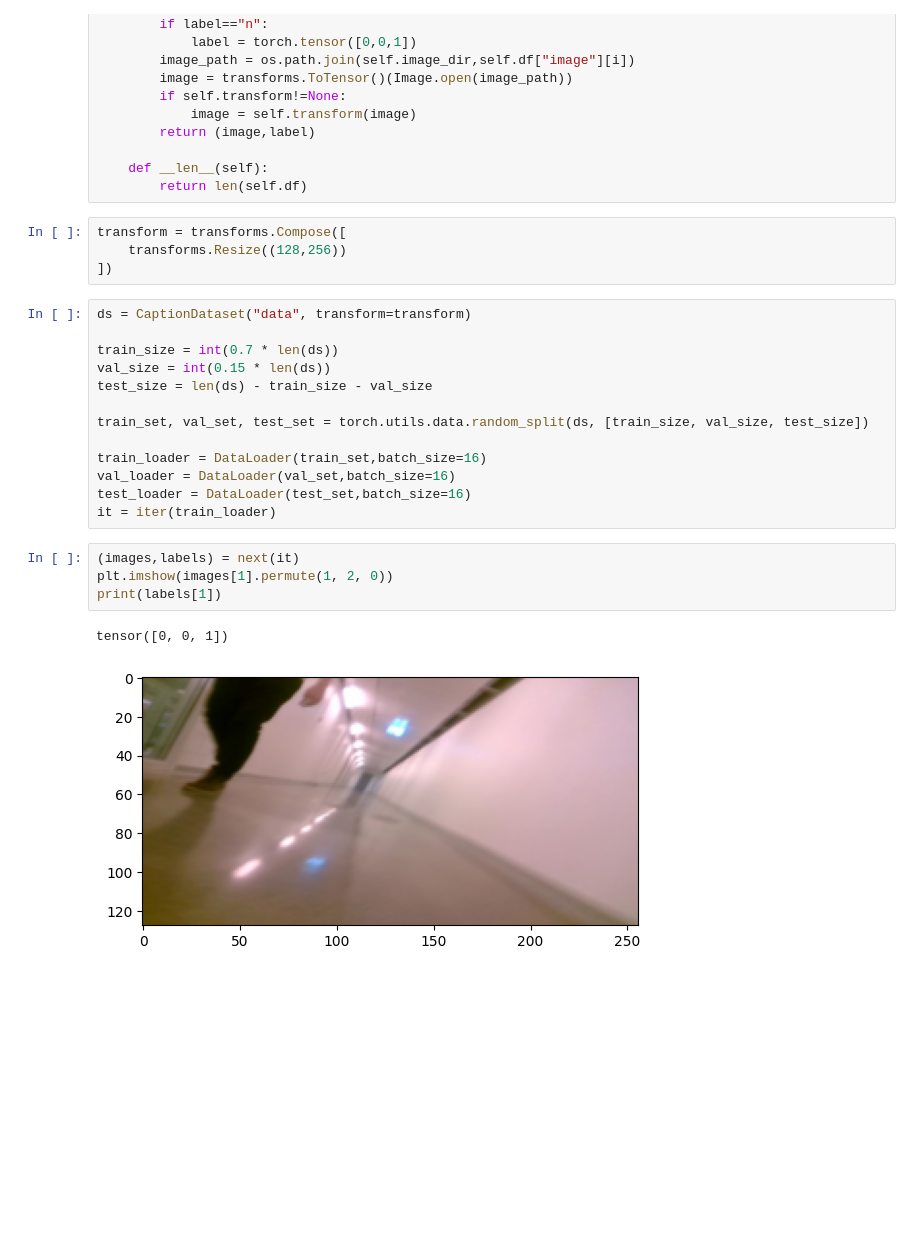
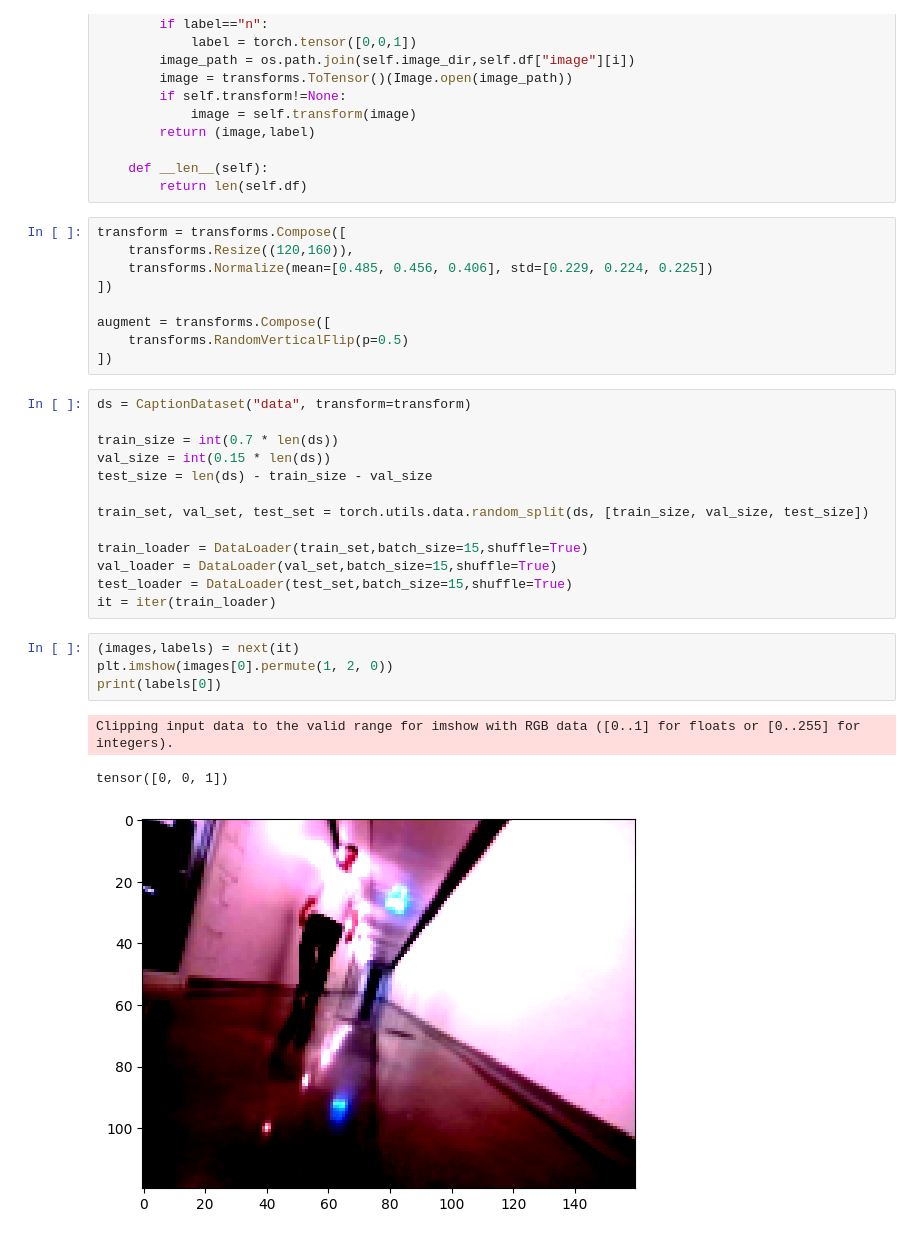
Before and after one commit to mvhhampek/e7012e, a Jupyter notebook: computer_vision/CNN.ipynb, the cells around one changed output. Cells and saved outputs as stored; diff of their text form; blank space fills up the shorter version.

```diff
--- a/computer_vision/CNN.ipynb
+++ b/computer_vision/CNN.ipynb
@@ -114,10 +131,15 @@ class CaptionDataset(torch.utils.data.Dataset):
 
     def __len__(self):
         return len(self.df)
-# %%
-transform = transforms.Compose([
-    transforms.Resize((128,256))
-])
+# %%
+transform = transforms.Compose([
+    transforms.Resize((120,160)),
+    transforms.Normalize(mean=[0.485, 0.456, 0.406], std=[0.229, 0.224, 0.225])
+])
+
+augment = transforms.Compose([
+    transforms.RandomVerticalFlip(p=0.5)
+])
 # %%
 ds = CaptionDataset("data", transform=transform)
 
@@ -127,15 +149,16 @@ test_size = len(ds) - train_size - val_size
 
 train_set, val_set, test_set = torch.utils.data.random_split(ds, [train_size, val_size, test_size])
 
-train_loader = DataLoader(train_set,batch_size=16)
-val_loader = DataLoader(val_set,batch_size=16)
-test_loader = DataLoader(test_set,batch_size=16)
+train_loader = DataLoader(train_set,batch_size=15,shuffle=True)
+val_loader = DataLoader(val_set,batch_size=15,shuffle=True)
+test_loader = DataLoader(test_set,batch_size=15,shuffle=True)
 it = iter(train_loader)
 # %%
 (images,labels) = next(it)
-plt.imshow(images[1].permute(1, 2, 0))
-print(labels[1])
+plt.imshow(images[0].permute(1, 2, 0))
+print(labels[0])
 # %% [output]
-tensor([0, 0, 1])
+Clipping input data to the valid range for imshow with RGB data ([0..1] for floats or [0..255] for integers).
+tensor([0, 0, 1])
-[figure, old version]
+[figure, new version]
 # %%
```
Also changed, not shown: parts of 8 cells of this notebook, 4 other files.
